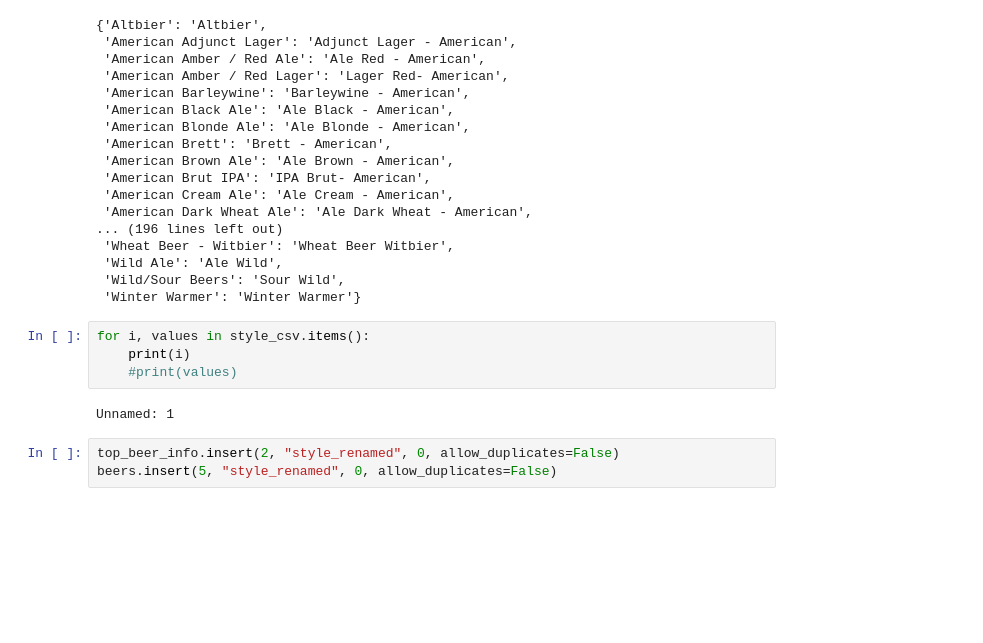
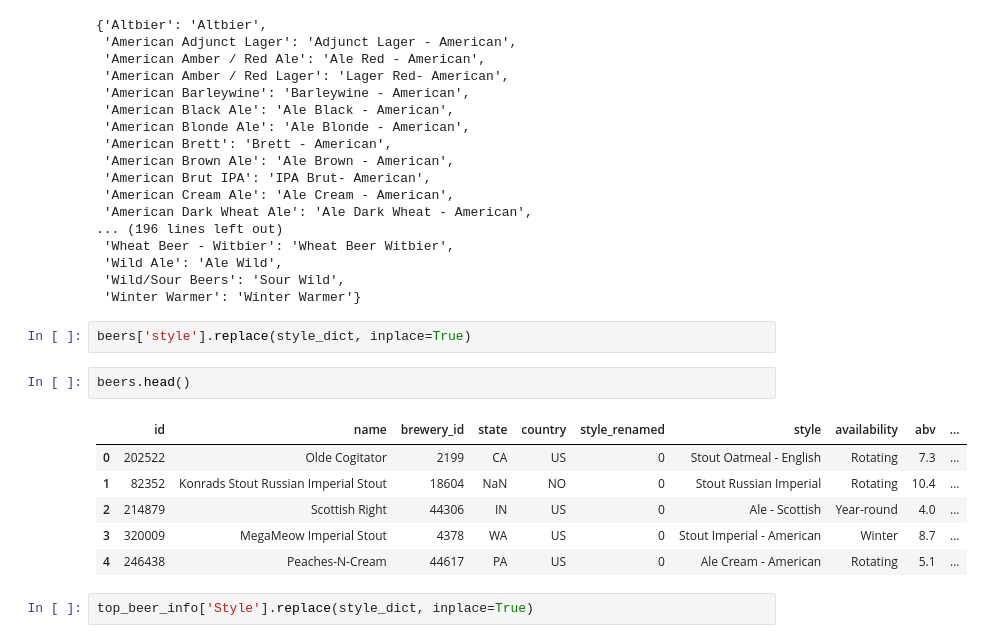
Before and after one commit to ltexp1998/zytholic_project, a Jupyter notebook: notebooks/ST_Style_rename.ipynb, the cells around one changed output. Cells and saved outputs as stored; diff of their text form; blank space fills up the shorter version.

Commit message:
style_replace function

```diff
--- a/notebooks/ST_Style_rename.ipynb
+++ b/notebooks/ST_Style_rename.ipynb
@@ -62,14 +65,18 @@ style_dict
  'Wild Ale': 'Ale Wild',
  'Wild/Sour Beers': 'Sour Wild',
  'Winter Warmer': 'Winter Warmer'}
-# %%
-for i, values in style_csv.items():
-    print(i)
-    #print(values)
-# %% [output]
-Unnamed: 1
-# %%
-top_beer_info.insert(2, "style_renamed", 0, allow_duplicates=False)
-beers.insert(5, "style_renamed", 0, allow_duplicates=False)
+# %%
+beers['style'].replace(style_dict, inplace=True)
+# %%
+beers.head()
+# %% [output]
+|  | id | name | brewery_id | state | country | style_renamed | style | availability | abv | ... |
+| 0 | 202522 | Olde Cogitator | 2199 | CA | US | 0 | Stout Oatmeal - English | Rotating | 7.3 | ... |
+| 1 | 82352 | Konrads Stout Russian Imperial Stout | 18604 | NaN | NO | 0 | Stout Russian Imperial | Rotating | 10.4 | ... |
+| 2 | 214879 | Scottish Right | 44306 | IN | US | 0 | Ale - Scottish | Year-round | 4.0 | ... |
+| 3 | 320009 | MegaMeow Imperial Stout | 4378 | WA | US | 0 | Stout Imperial - American | Winter | 8.7 | ... |
+| 4 | 246438 | Peaches-N-Cream | 44617 | PA | US | 0 | Ale Cream - American | Rotating | 5.1 | ... |
+# %%
+top_beer_info['Style'].replace(style_dict, inplace=True)
 # %%
 top_beer_info.head(5)
```
Also changed, not shown: parts of 6 cells of this notebook, 1 other file.
